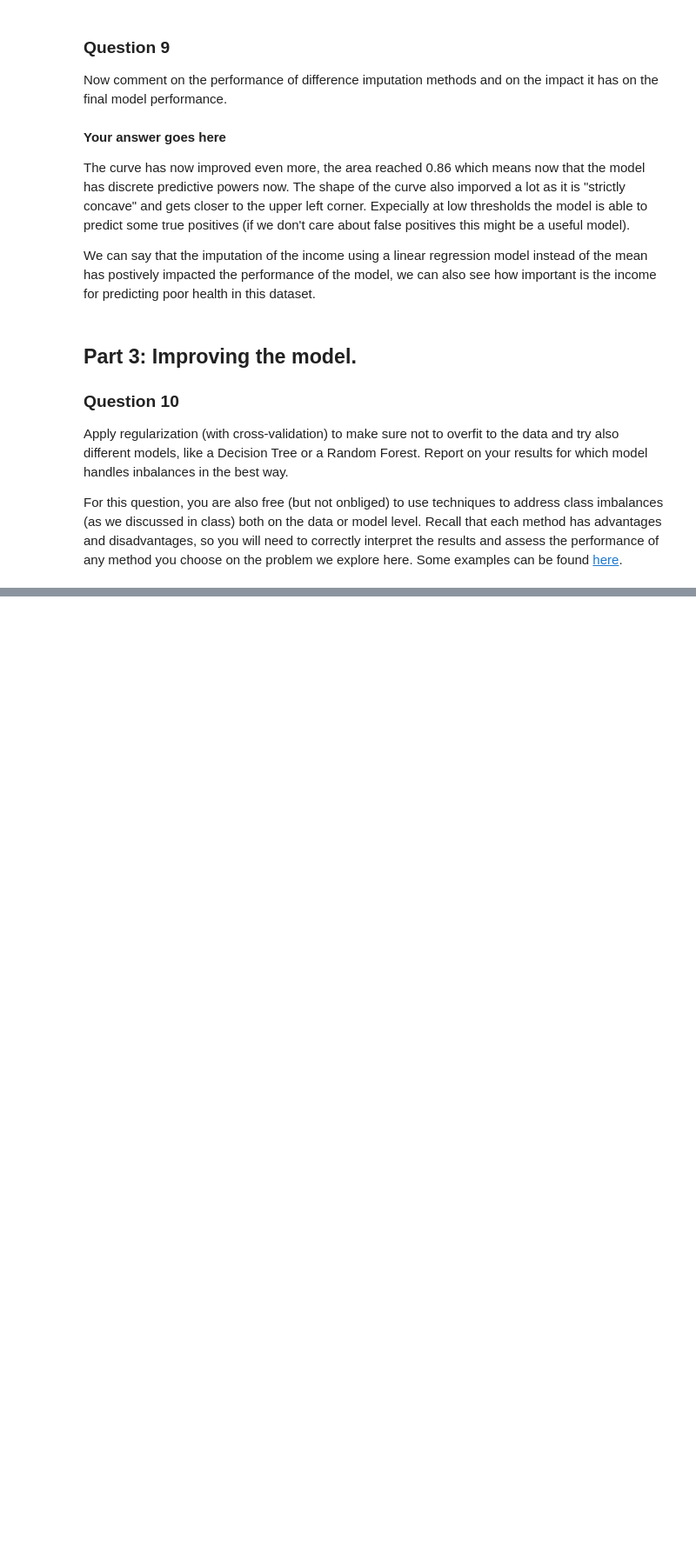
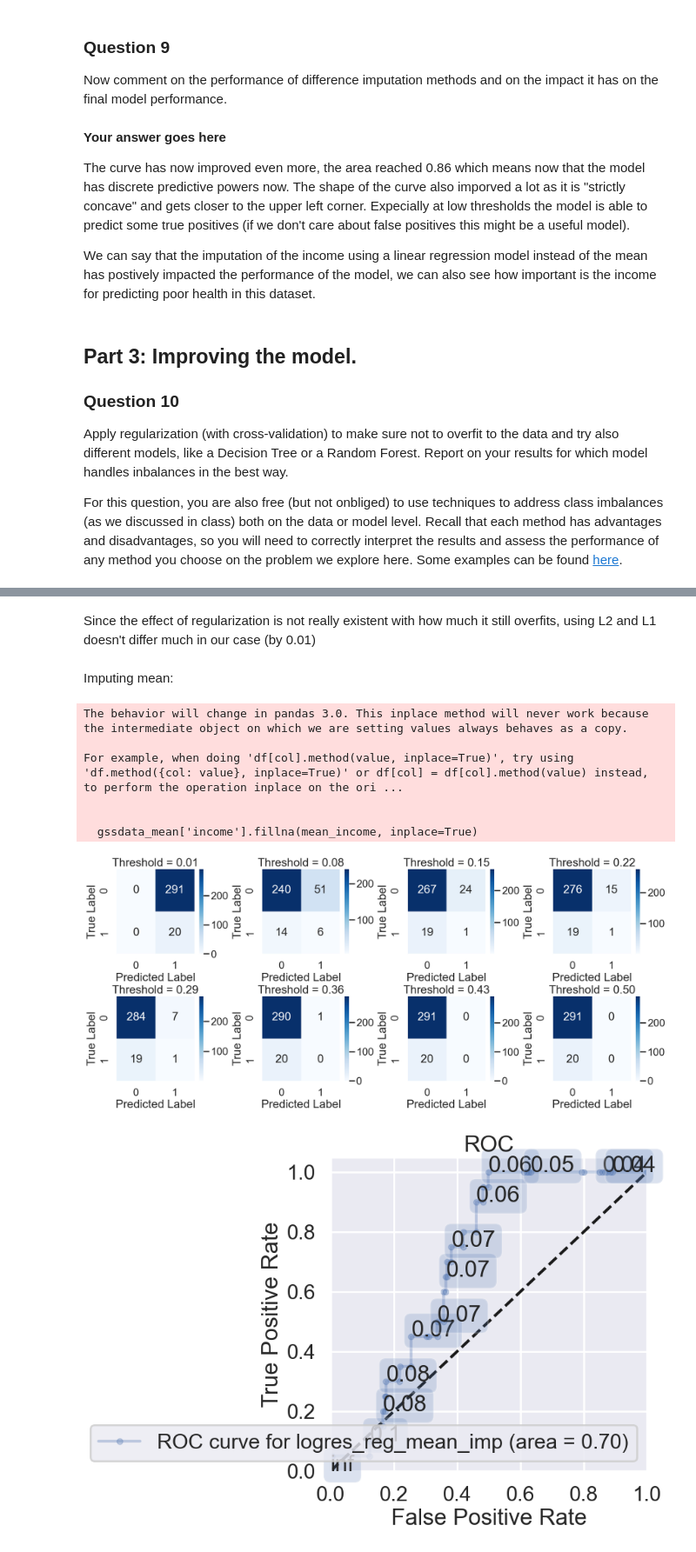
Before and after one commit to martinwss1337/Cliniques, a Jupyter notebook: clinic3/clinic3_full.ipynb, the cells around one changed output, grey strips where cells are left out. Shown at 87% size. Drawn from its saved outputs; the diff is of its cells as text; code cells hidden in the pictures; blank space fills up the shorter version.

```diff
--- a/clinic3/clinic3_full.ipynb
+++ b/clinic3/clinic3_full.ipynb
@@ -776,0 +893,49 @@ For this question, you are also free (but not onbliged) to use techniques to add
+# %% [markdown]
+Since the effect of regularization is not really existent with how much it still overfits, using L2 and L1 doesn't differ much in our case (by 0.01)
+# %% [markdown]
+Imputing mean:
+# %%
+gssdata_mean = gssdata.copy()
+mean_income = gssdata_mean['income'].mean()
+gssdata_mean['income'].fillna(mean_income, inplace=True)
+
+
+X = gssdata_mean.drop(['health', 'poorhealth', 'notpoorhealth', 'sex', 'sexornt', 'partyid', 'race', 'married'], axis=1)
+y = gssdata_mean['poorhealth']
+X_train, X_test, y_train, y_test = train_test_split(X, y, test_size=0.2, random_state=42, stratify=y)
+logres_reg_mean_imp = LogisticRegressionCV(Cs=10, cv=5, penalty='l2', solver='liblinear', random_state=42)
+logres_reg_mean_imp.fit(X_train, y_train)
+
+
+y_probs = logres_reg_mean_imp.predict_proba(X_test)[:, 1]
+
+
+thresholds = np.linspace(0.01, 0.5, 8)
+fig, axes = plt.subplots(2, 4, figsize=(20, 8))
+axes = axes.flatten()
+
+for i, threshold in enumerate(thresholds):
+    y_pred_threshold = (y_probs >= threshold).astype(int)
+    cm = confusion_matrix(y_test, y_pred_threshold)
+
+    sns.heatmap(cm, annot=True, fmt='d', cmap='Blues', ax=axes[i])
+    axes[i].set_title(f'Threshold = {threshold:.2f}')
+    axes[i].set_xlabel('Predicted Label')
+    axes[i].set_ylabel('True Label')
+
+plt.subplots_adjust(wspace=0.5, hspace=0.5)
+plt.show()
+
+
+fig, ax = plt.subplots(figsize=(6, 6))
+ax = make_roc("logres_reg_mean_imp", logres_reg_mean_imp, y_test, X_test, labe=4, skip=0)
+plt.show()
+# %% [output]
+The behavior will change in pandas 3.0. This inplace method will never work because the intermediate object on which we are setting values always behaves as a copy.
+
+For example, when doing 'df[col].method(value, inplace=True)', try using 'df.method({col: value}, inplace=True)' or df[col] = df[col].method(value) instead, to perform the operation inplace on the ori ...
+
+
+  gssdata_mean['income'].fillna(mean_income, inplace=True)
+[figure, added]
+[figure, added]
```
Also changed, not shown: parts of 28 cells of this notebook.
